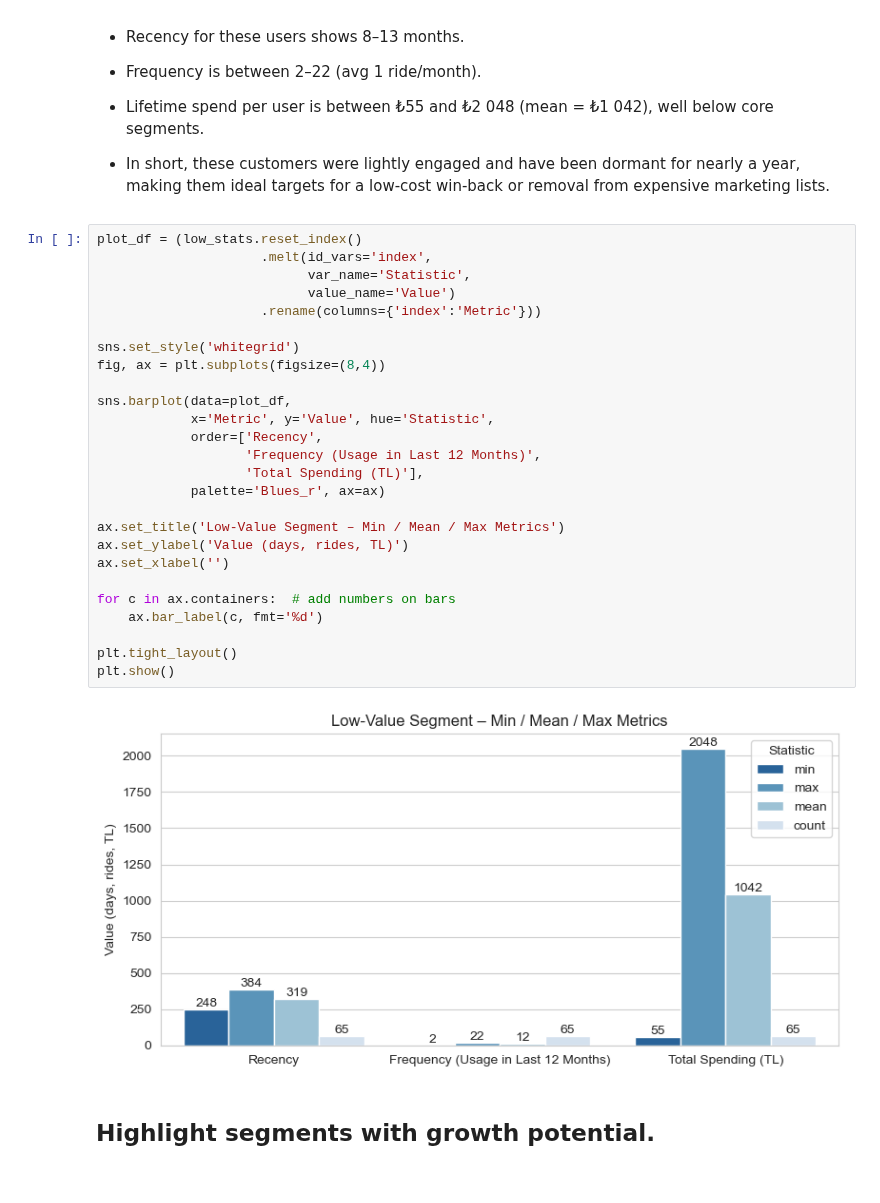
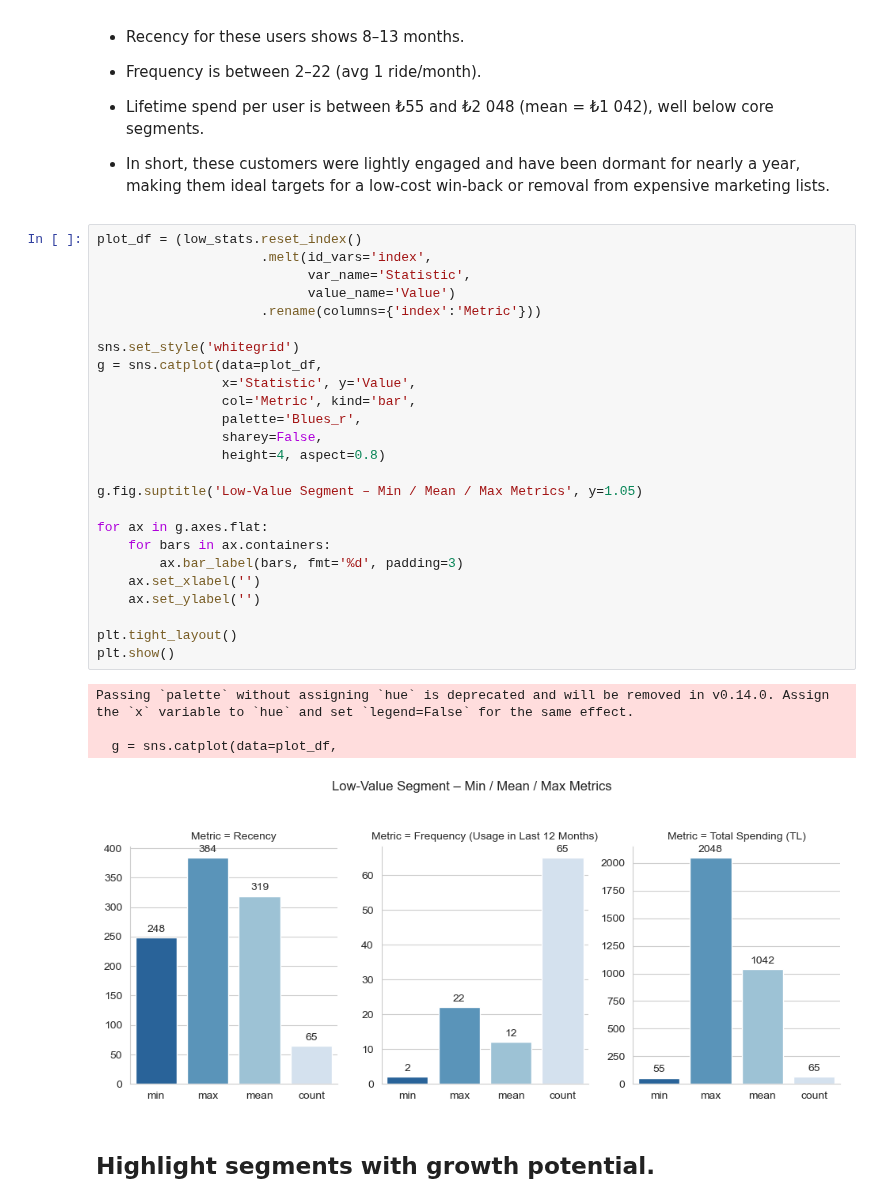
Before and after one commit to rodyonraskolnikov/rfm-segmentation-retention-analysis, a Jupyter notebook: bitaksi_rfm.ipynb, the cells around one changed output. Cells and saved outputs as stored; diff of their text form.

```diff
--- a/bitaksi_rfm.ipynb
+++ b/bitaksi_rfm.ipynb
@@ -315,31 +315,33 @@ Total Spending (TL)                   55  2048  1042     65
 # %%
 plot_df = (low_stats.reset_index()
                      .melt(id_vars='index',
                            var_name='Statistic',
                            value_name='Value')
                      .rename(columns={'index':'Metric'}))
 
 sns.set_style('whitegrid')
-fig, ax = plt.subplots(figsize=(8,4))
+g = sns.catplot(data=plot_df,
+                x='Statistic', y='Value',
+                col='Metric', kind='bar',
+                palette='Blues_r',
+                sharey=False,
+                height=4, aspect=0.8)
 
-sns.barplot(data=plot_df,
-            x='Metric', y='Value', hue='Statistic',
-            order=['Recency',
-                   'Frequency (Usage in Last 12 Months)',
-                   'Total Spending (TL)'],
-            palette='Blues_r', ax=ax)
+g.fig.suptitle('Low-Value Segment – Min / Mean / Max Metrics', y=1.05)
 
-ax.set_title('Low-Value Segment – Min / Mean / Max Metrics')
-ax.set_ylabel('Value (days, rides, TL)')
-ax.set_xlabel('')
-
-for c in ax.containers:  # add numbers on bars
-    ax.bar_label(c, fmt='%d')
+for ax in g.axes.flat:
+    for bars in ax.containers:
+        ax.bar_label(bars, fmt='%d', padding=3)
+    ax.set_xlabel('')
+    ax.set_ylabel('')
 
 plt.tight_layout()
 plt.show()
 # %% [output]
+Passing `palette` without assigning `hue` is deprecated and will be removed in v0.14.0. Assign the `x` variable to `hue` and set `legend=False` for the same effect.
+
+  g = sns.catplot(data=plot_df,
-[figure, old version]
+[figure, new version]
 # %% [markdown]
 ## Highlight segments with growth potential.
 # %% [markdown]
```
Also changed, not shown: parts of 3 cells of this notebook.
